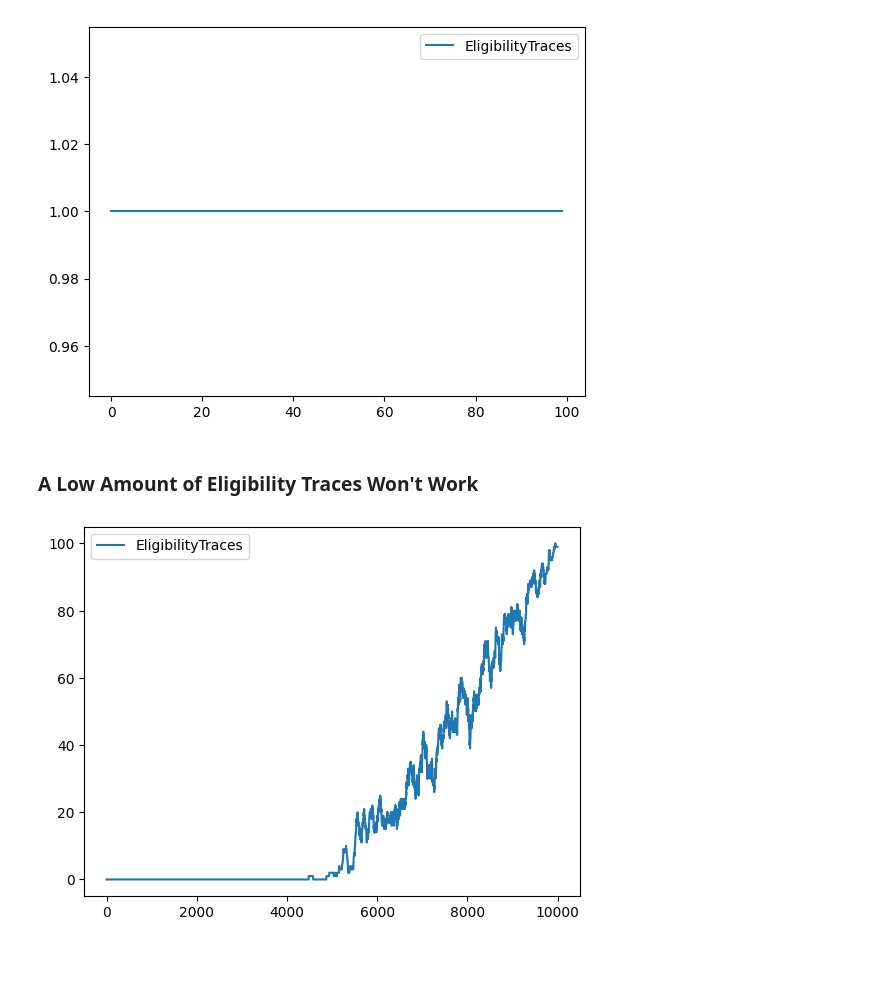
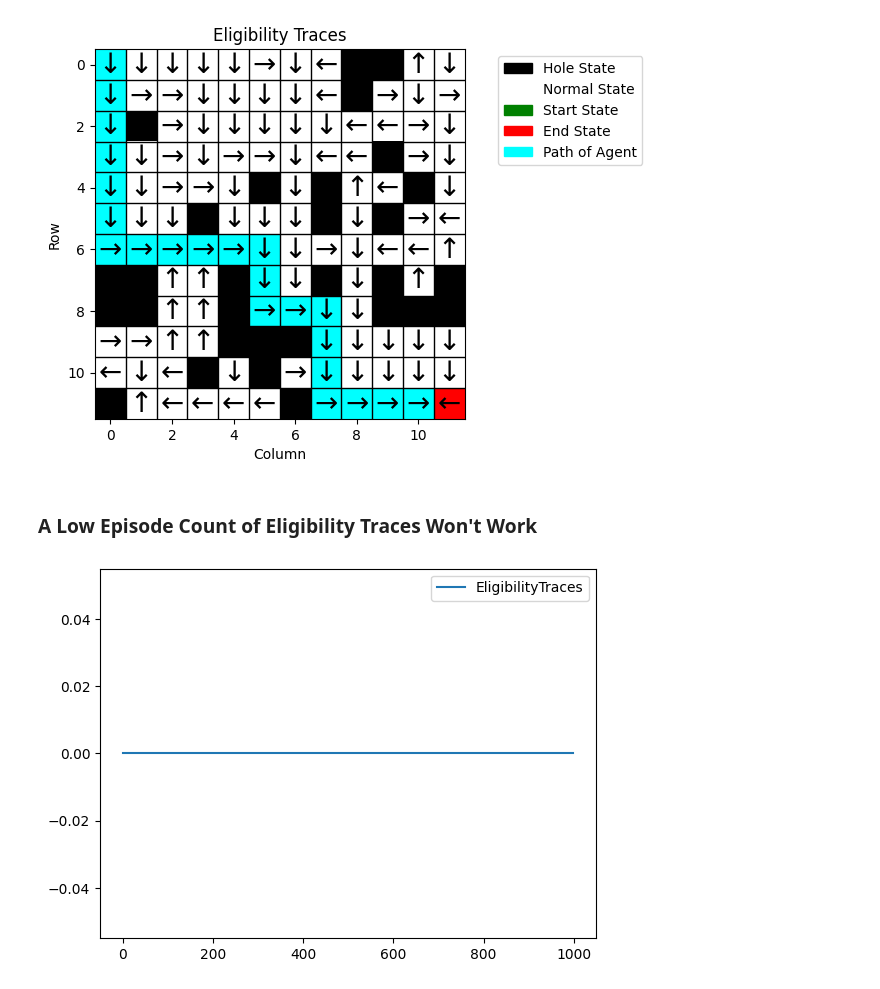
Before and after one commit to XixWISExiX/FrozenLake, a Jupyter notebook: EligibilityTracesDisplay.ipynb, the cells around one changed output. Drawn from its saved outputs; the diff is of its cells as text; code cells hidden in the pictures; blank space fills up the shorter version.

```diff
--- a/EligibilityTracesDisplay.ipynb
+++ b/EligibilityTracesDisplay.ipynb
@@ -68,5 +72,6 @@ def EligibilityTraces(episodes, env_seed):
     return q
 
 
-env_seed = generate_random_map(size=12)
-EligibilityTraces_model = EligibilityTraces(15000, env_seed)
+size = 12
+env_seed = generate_random_map(size=size)
+EligibilityTraces_model = EligibilityTraces(25000, env_seed)
@@ -72,0 +82,6 @@ EligibilityTraces_model = EligibilityTraces(15000, env_seed)
+# %%
+import FrozenLakeFunctions as flf
+import imp
+imp.reload(flf)
+
+env_array = flf.seeEnv(env_seed, size)
@@ -73,15 +90,18 @@ EligibilityTraces_model = EligibilityTraces(15000, env_seed)
 # %%
 import FrozenLakeFunctions as flf
+import imp
+imp.reload(flf)
 
-flf.testModel(EligibilityTraces_model, "EligibilityTraces", env_seed, 100)
+flf.visualize_QTable(EligibilityTraces_model, "Eligibility Traces", size, env_array, env_seed)
 flf.seeModel(EligibilityTraces_model, env_seed)
 # %% [output]
-[figure, old version]
+[figure, new version]
 # %% [markdown]
-### A Low Amount of Eligibility Traces Won't Work
+### A Low Episode Count of Eligibility Traces Won't Work
 # %%
 EligibilityTraces_model1 = EligibilityTraces(1000, env_seed)
+env_array = flf.getBoard(env_seed, size)
 # %% [output]
-[figure, old version]
+[figure, new version]
 # %%
 import FrozenLakeFunctions as flf
```
Also changed, not shown: parts of 6 cells of this notebook, 14 other files.
